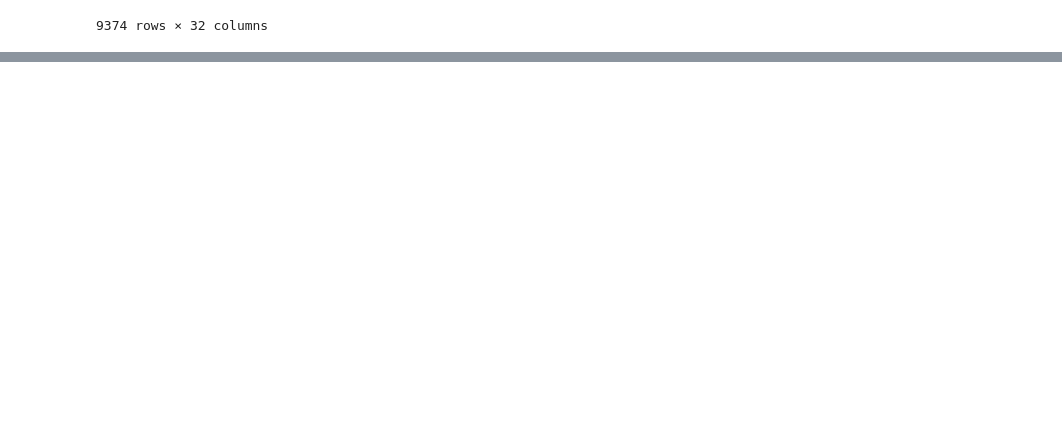
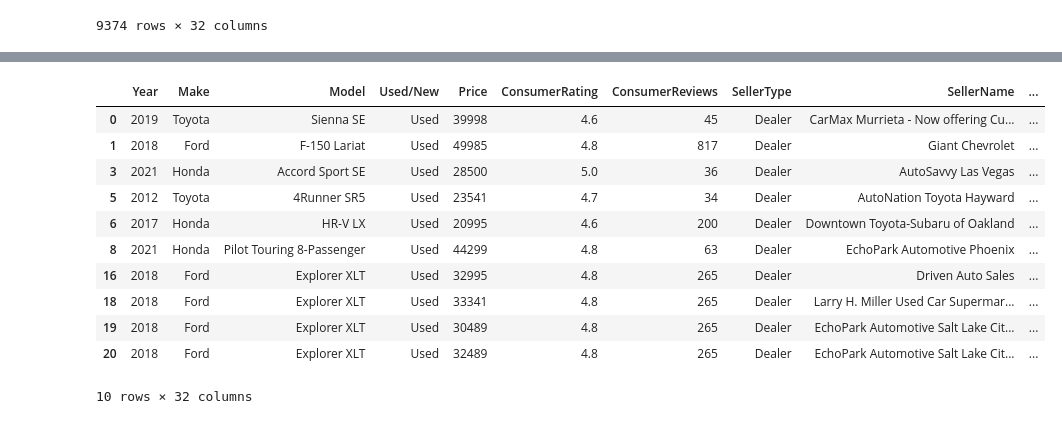
Before and after one commit to CTegtmeier/Passiflora, a Jupyter notebook: Sales Work.ipynb, the cells around one changed output, grey strips where cells are left out. Drawn from its saved outputs; the diff is of its cells as text; code cells hidden in the pictures; blank space fills up the shorter version.

```diff
--- a/Sales Work.ipynb
+++ b/Sales Work.ipynb
@@ -115,0 +129,18 @@ print(most_reviewed)
+# %%
+three_makers = ['Toyota', 'Honda', 'Ford']
+top_three = original_frame[original_frame['Make'].isin(three_makers)]
+top_three.head(10)
+# Filtered original datframe for the top three highest rated and most popular car manufacturers.
+# %% [output]
+|  | Year | Make | Model | Used/New | Price | ConsumerRating | ConsumerReviews | SellerType | SellerName | ... |
+| 0 | 2019 | Toyota | Sienna SE | Used | 39998 | 4.6 | 45 | Dealer | CarMax Murrieta - Now offering Cu... | ... |
+| 1 | 2018 | Ford | F-150 Lariat | Used | 49985 | 4.8 | 817 | Dealer | Giant Chevrolet | ... |
+| 3 | 2021 | Honda | Accord Sport SE | Used | 28500 | 5.0 | 36 | Dealer | AutoSavvy Las Vegas | ... |
+| 5 | 2012 | Toyota | 4Runner SR5 | Used | 23541 | 4.7 | 34 | Dealer | AutoNation Toyota Hayward | ... |
+| 6 | 2017 | Honda | HR-V LX | Used | 20995 | 4.6 | 200 | Dealer | Downtown Toyota-Subaru of Oakland | ... |
+| 8 | 2021 | Honda | Pilot Touring 8-Passenger | Used | 44299 | 4.8 | 63 | Dealer | EchoPark Automotive Phoenix | ... |
+| 16 | 2018 | Ford | Explorer XLT | Used | 32995 | 4.8 | 265 | Dealer | Driven Auto Sales | ... |
+| 18 | 2018 | Ford | Explorer XLT | Used | 33341 | 4.8 | 265 | Dealer | Larry H. Miller Used Car Supermar... | ... |
+| 19 | 2018 | Ford | Explorer XLT | Used | 30489 | 4.8 | 265 | Dealer | EchoPark Automotive Salt Lake Cit... | ... |
+| 20 | 2018 | Ford | Explorer XLT | Used | 32489 | 4.8 | 265 | Dealer | EchoPark Automotive Salt Lake Cit... | ... |
+10 rows × 32 columns
```
Also changed, not shown: parts of 9 cells of this notebook.
